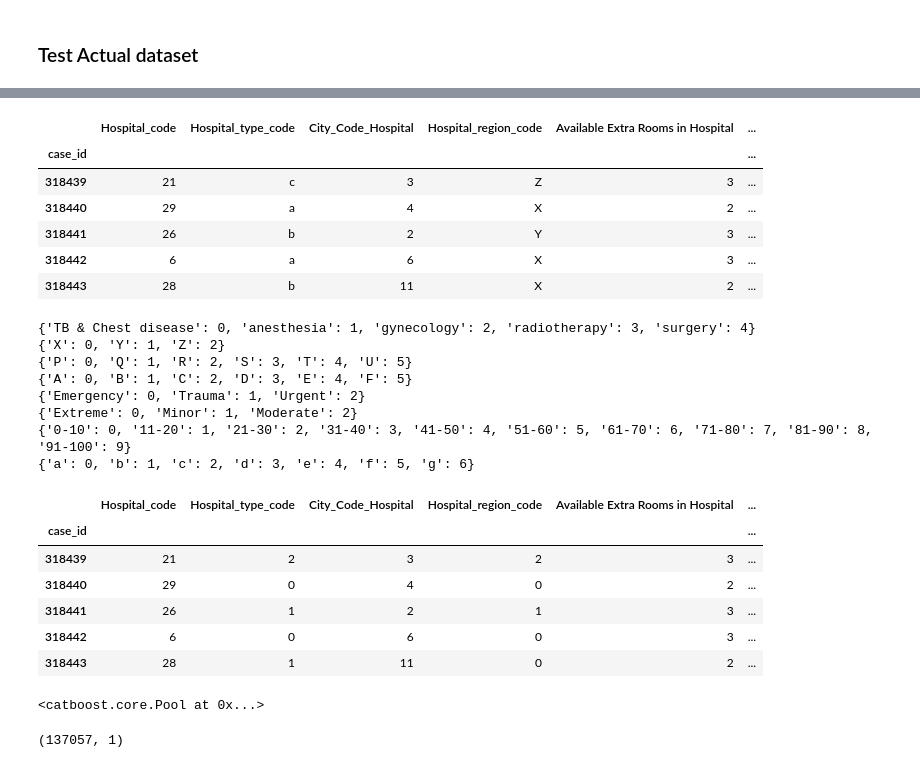
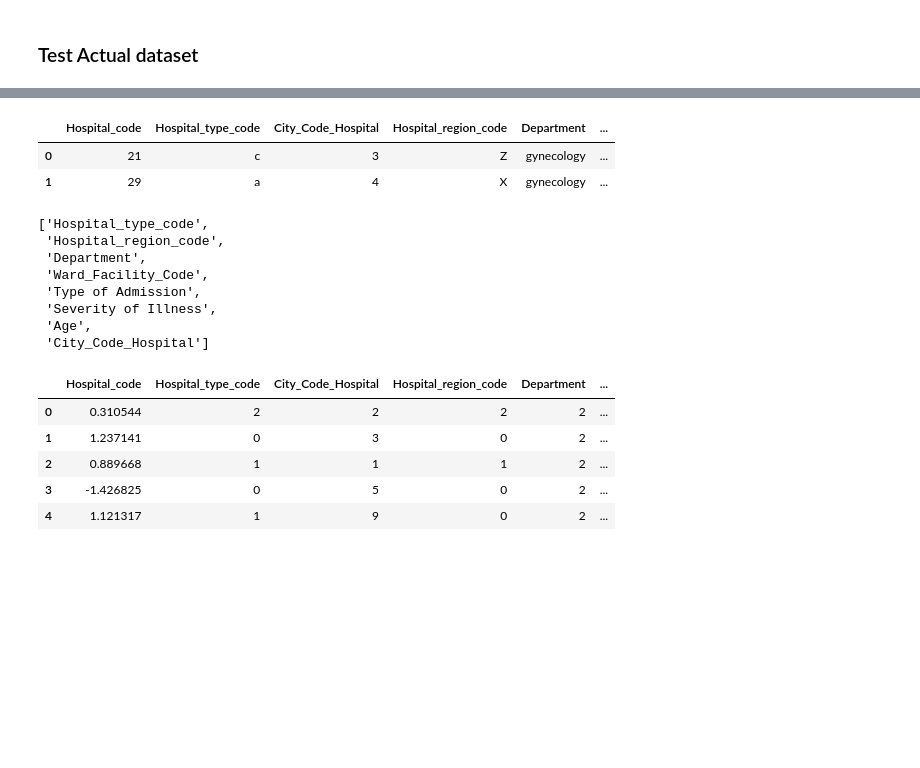
Before and after one commit to subhadeep-123/Hospital, a Jupyter notebook: stay.ipynb, the cells around one changed output, grey strips where cells are left out. Cells and saved outputs as stored; diff of their text form; code cells hidden in the pictures; blank space fills up the shorter version.

```diff
--- a/stay.ipynb
+++ b/stay.ipynb
@@ -281,40 +385,41 @@ accuracy_score(y_test, pred)
+# %%
+test['City_Code_Patient'].fillna(statistics.mode(test['City_Code_Patient']),inplace=True)
+# %%
+test.drop(['case_id',
+           'patientid',
+           'Available Extra Rooms in Hospital',
+           'Bed Grade',
+           'City_Code_Patient',
+           'Ward_Type'], axis=1, inplace=True
+         )
+# %%
+test.head(2)
+# %% [output]
+|  | Hospital_code | Hospital_type_code | City_Code_Hospital | Hospital_region_code | Department | ... |
+| 0 | 21 | c | 3 | Z | gynecology | ... |
+| 1 | 29 | a | 4 | X | gynecology | ... |
+# %%
+cat_cols
+# %% [output]
+['Hospital_type_code',
+ 'Hospital_region_code',
+ 'Department',
+ 'Ward_Facility_Code',
+ 'Type of Admission',
+ 'Severity of Illness',
+ 'Age',
+ 'City_Code_Hospital']
+# %%
+for col in cat_cols:
+    test[col]= le.fit_transform(test[col])
+# %%
+test[num_cols]= ss.transform(test[num_cols].values)
 # %%
-df_test.head()
+test.head()
 # %% [output]
-|  | Hospital_code | Hospital_type_code | City_Code_Hospital | Hospital_region_code | Available Extra Rooms in Hospital | ... |
-| case_id |  |  |  |  |  | ... |
-| 318439 | 21 | c | 3 | Z | 3 | ... |
-| 318440 | 29 | a | 4 | X | 2 | ... |
-| 318441 | 26 | b | 2 | Y | 3 | ... |
-| 318442 | 6 | a | 6 | X | 3 | ... |
-| 318443 | 28 | b | 11 | X | 2 | ... |
+|  | Hospital_code | Hospital_type_code | City_Code_Hospital | Hospital_region_code | Department | ... |
+| 0 | 0.310544 | 2 | 2 | 2 | 2 | ... |
+| 1 | 1.237141 | 0 | 3 | 0 | 2 | ... |
+| 2 | 0.889668 | 1 | 1 | 1 | 2 | ... |
+| 3 | -1.426825 | 0 | 5 | 0 | 2 | ... |
+| 4 | 1.121317 | 1 | 9 | 0 | 2 | ... |
-# %%
-Convert_to_Num(df_test)
-df_test = df_test.drop(columns=["City_Code_Patient", "patientid"])
-df_test.head()
-# %% [output]
-{'TB & Chest disease': 0, 'anesthesia': 1, 'gynecology': 2, 'radiotherapy': 3, 'surgery': 4}
-{'X': 0, 'Y': 1, 'Z': 2}
-{'P': 0, 'Q': 1, 'R': 2, 'S': 3, 'T': 4, 'U': 5}
-{'A': 0, 'B': 1, 'C': 2, 'D': 3, 'E': 4, 'F': 5}
-{'Emergency': 0, 'Trauma': 1, 'Urgent': 2}
-{'Extreme': 0, 'Minor': 1, 'Moderate': 2}
-{'0-10': 0, '11-20': 1, '21-30': 2, '31-40': 3, '41-50': 4, '51-60': 5, '61-70': 6, '71-80': 7, '81-90': 8, '91-100': 9}
-{'a': 0, 'b': 1, 'c': 2, 'd': 3, 'e': 4, 'f': 5, 'g': 6}
-|  | Hospital_code | Hospital_type_code | City_Code_Hospital | Hospital_region_code | Available Extra Rooms in Hospital | ... |
-| case_id |  |  |  |  |  | ... |
-| 318439 | 21 | 2 | 3 | 2 | 3 | ... |
-| 318440 | 29 | 0 | 4 | 0 | 2 | ... |
-| 318441 | 26 | 1 | 2 | 1 | 3 | ... |
-| 318442 | 6 | 0 | 6 | 0 | 3 | ... |
-| 318443 | 28 | 1 | 11 | 0 | 2 | ... |
-# %%
-eval_dt = Pool(df_test)
-eval_dt
-# %% [output]
-<catboost.core.Pool at 0x...>
-# %%
-preds_class = model.predict(eval_dt)
-preds_class.shape
-# %% [output]
-(137057, 1)
```
Also changed, not shown: parts of 53 cells of this notebook, 11 other files.
